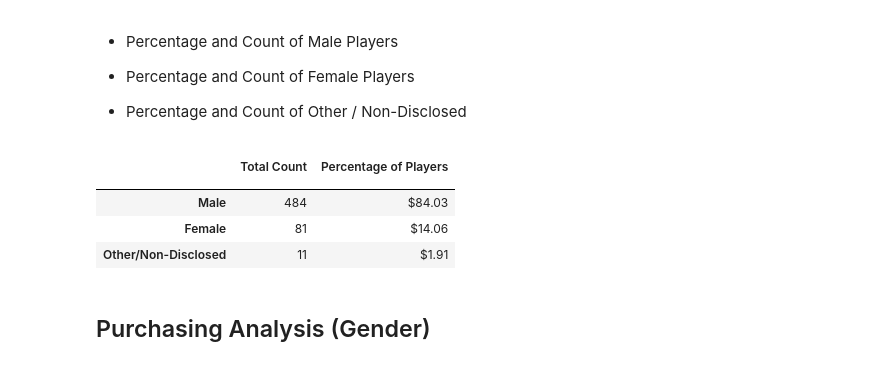
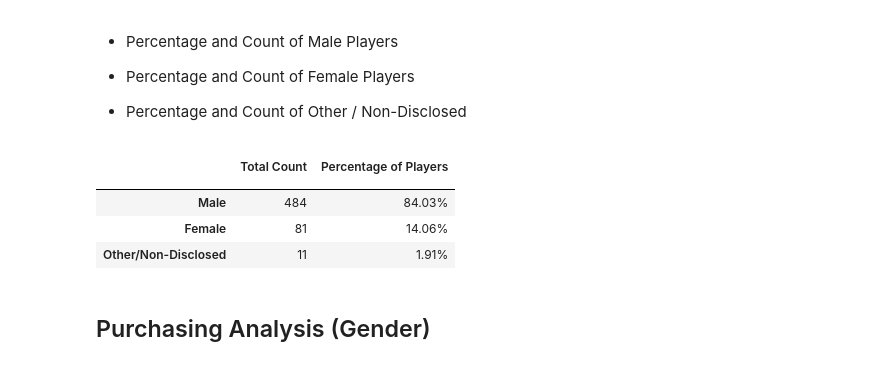
Before and after one commit to m-rivera1/pandas-challenge, a Jupyter notebook: HerosOfPymoli/HeroesOfPymoli_starter.ipynb, the cells around one changed output. Drawn from its saved outputs; the diff is of its cells as text; code cells hidden in the pictures.

```diff
--- a/HerosOfPymoli/HeroesOfPymoli_starter.ipynb
+++ b/HerosOfPymoli/HeroesOfPymoli_starter.ipynb
@@ -99,34 +87,36 @@ purchasing_analysis_summary_df
 # %%
 
 #new dataframe to include data with no player duplicates
 player_no_dupes_df = purchase_data_df.drop_duplicates(subset=['SN'])
 
 #variables for gender counts
 only_male_count = len(player_no_dupes_df.loc[player_no_dupes_df["Gender"] == "Male", :])
 only_female_count = len(player_no_dupes_df.loc[player_no_dupes_df["Gender"] == "Female", :])
 only_other_count = len(player_no_dupes_df.loc[player_no_dupes_df["Gender"] == "Other / Non-Disclosed", :])
 
 #calculations for gender averages
 male_average_players = (only_male_count/players_count) * 100
 female_average_players = (only_female_count/players_count) * 100
 other_average_players = (only_other_count/players_count) * 100
 
 
-#format float values to inlcude $
-#pd.options.display.float_format = '{:.2f}%'.format
-
 #add summary data frame
 gender_demo_summary_df = pd.DataFrame({"": ['Male', 'Female', 'Other/Non-Disclosed'],"Total Count": [only_male_count, only_female_count, only_other_count],
                                     "Percentage of Players": [male_average_players, female_average_players, other_average_players]})
 #remove the index from the dataframe
 gender_demo = gender_demo_summary_df.set_index('')
+
+#format float values to inlcude %
+pd.options.display.float_format = '{:.2f}%'.format
+
+#display summary table
 gender_demo
 # %% [output]
 |  | Total Count | Percentage of Players |
 |  |  |  |
-| Male | 484 | $84.03 |
-| Female | 81 | $14.06 |
-| Other/Non-Disclosed | 11 | $1.91 |
+| Male | 484 | 84.03% |
+| Female | 81 | 14.06% |
+| Other/Non-Disclosed | 11 | 1.91% |
 # %% [markdown]
 
 ## Purchasing Analysis (Gender)
```
Also changed, not shown: parts of 9 cells of this notebook.
